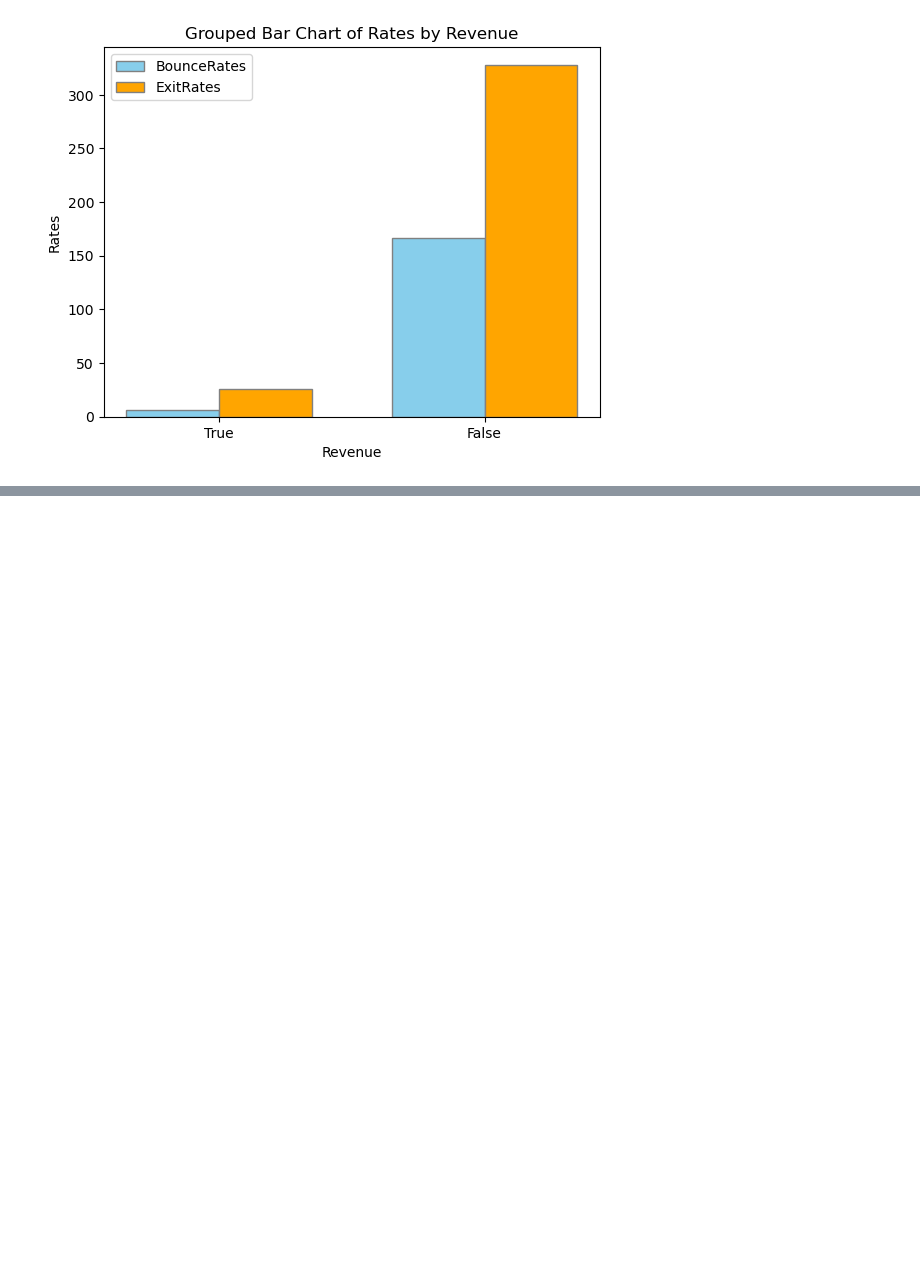
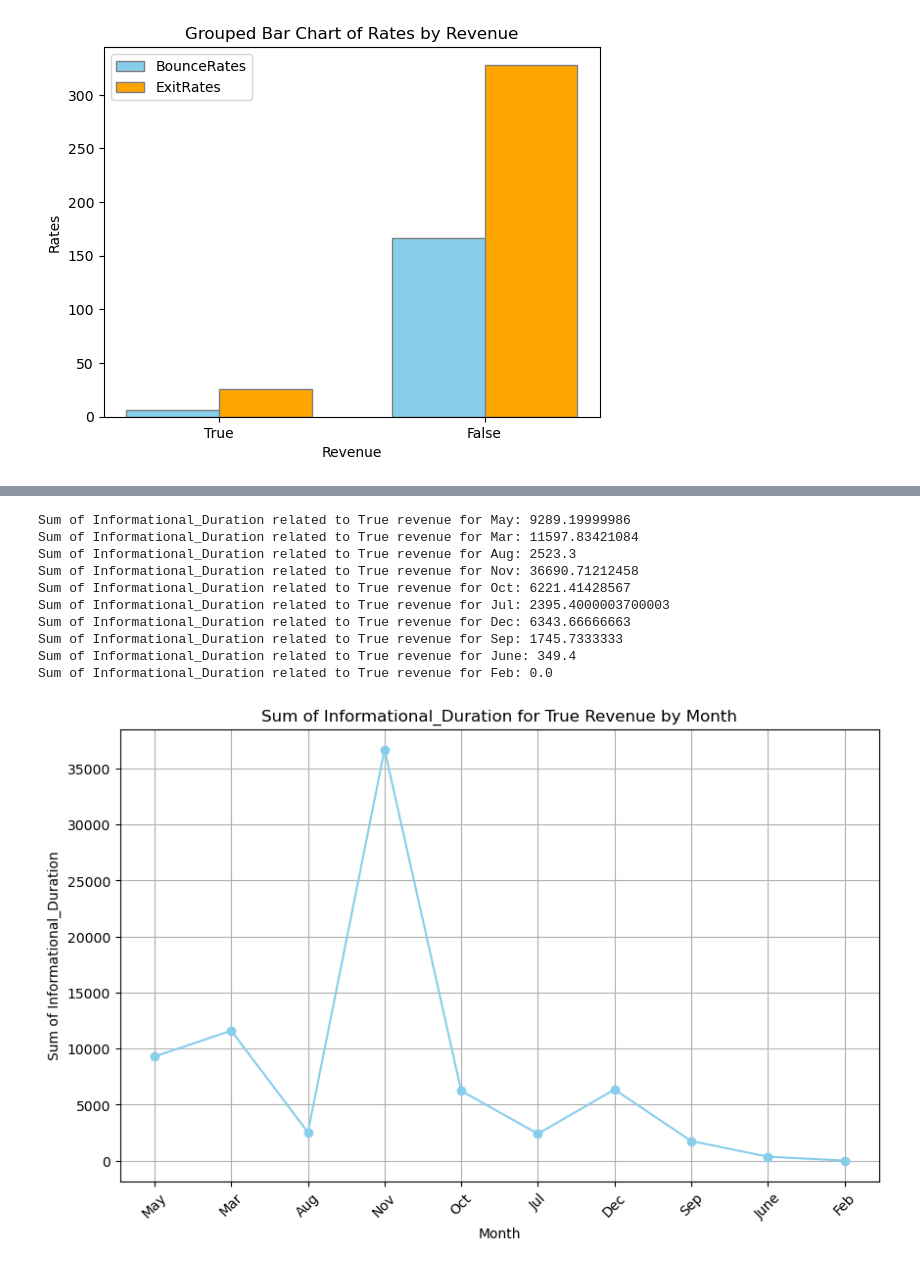
Before and after one commit to Hasii20/final_project, a Jupyter notebook: ML_Project3.ipynb, the cells around one changed output, grey strips where cells are left out. Drawn from its saved outputs; the diff is of its cells as text; code cells hidden in the pictures; blank space fills up the shorter version.

```diff
--- a/ML_Project3.ipynb
+++ b/ML_Project3.ipynb
@@ -396,0 +484,41 @@ plt.show()
+# %%
+sums_by_month_informational = []
+
+# Iterate over all months
+for month in train_df['Month'].unique():
+    # Filter the DataFrame for True revenue and the current month
+    filtered_df = train_df[(train_df['Revenue'] == True) & (train_df['Month'] == month)]
+    # Calculate the sum of Informational_Duration for the filtered DataFrame
+    sum_informational_duration_revenue_true = filtered_df['Informational_Duration'].sum()
+    # Append the sum to the list
+    sums_by_month_informational.append((month, sum_informational_duration_revenue_true))
+
+# Print the sums for each month
+for month, total in sums_by_month_informational:
+    print(f"Sum of Informational_Duration related to True revenue for {month}: {total}")
+
+# Extracting months and sums from the list of tuples
+months_informational = [month for month, _ in sums_by_month_informational]
+totals_informational = [total for _, total in sums_by_month_informational]
+
+# Plotting the line chart
+plt.figure(figsize=(10, 6))
+plt.plot(months_informational, totals_informational, marker='o', color='skyblue', linestyle='-')
+plt.title('Sum of Informational_Duration for True Revenue by Month')
+plt.xlabel('Month')
+plt.ylabel('Sum of Informational_Duration')
+plt.xticks(rotation=45)
+plt.grid(True)
+plt.show()
+# %% [output]
+Sum of Informational_Duration related to True revenue for May: 9289.19999986
+Sum of Informational_Duration related to True revenue for Mar: 11597.83421084
+Sum of Informational_Duration related to True revenue for Aug: 2523.3
+Sum of Informational_Duration related to True revenue for Nov: 36690.71212458
+Sum of Informational_Duration related to True revenue for Oct: 6221.41428567
+Sum of Informational_Duration related to True revenue for Jul: 2395.4000003700003
+Sum of Informational_Duration related to True revenue for Dec: 6343.66666663
+Sum of Informational_Duration related to True revenue for Sep: 1745.7333333
+Sum of Informational_Duration related to True revenue for June: 349.4
+Sum of Informational_Duration related to True revenue for Feb: 0.0
+[figure, added]
```
Also changed, not shown: parts of 5 cells of this notebook.
